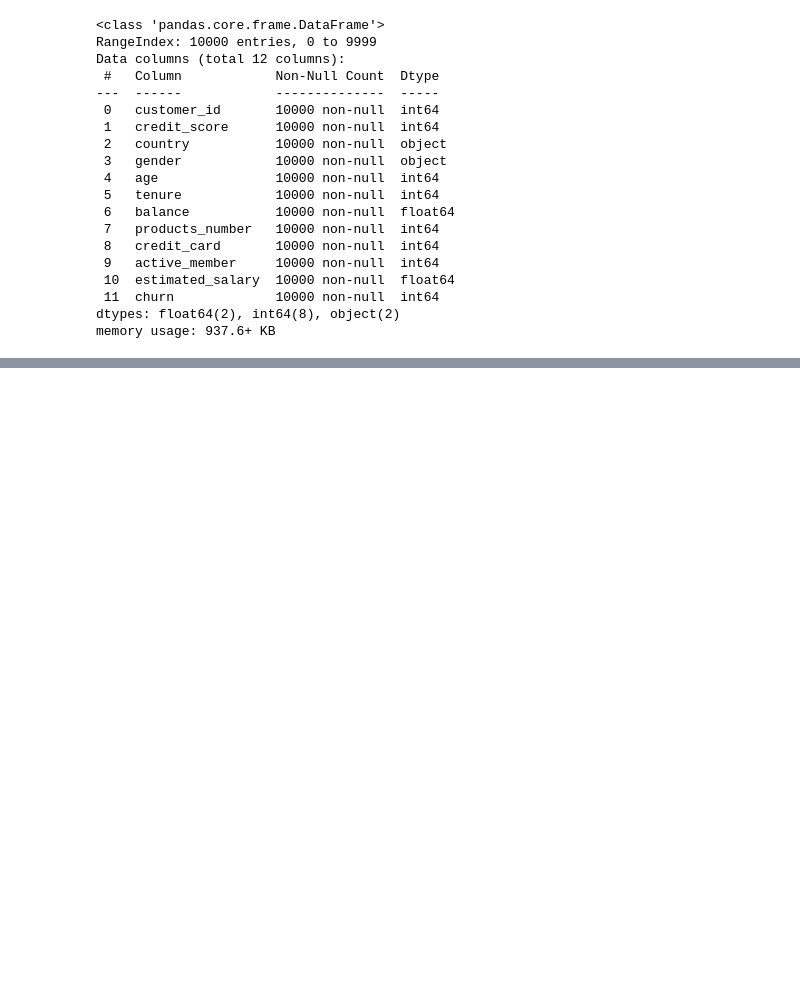
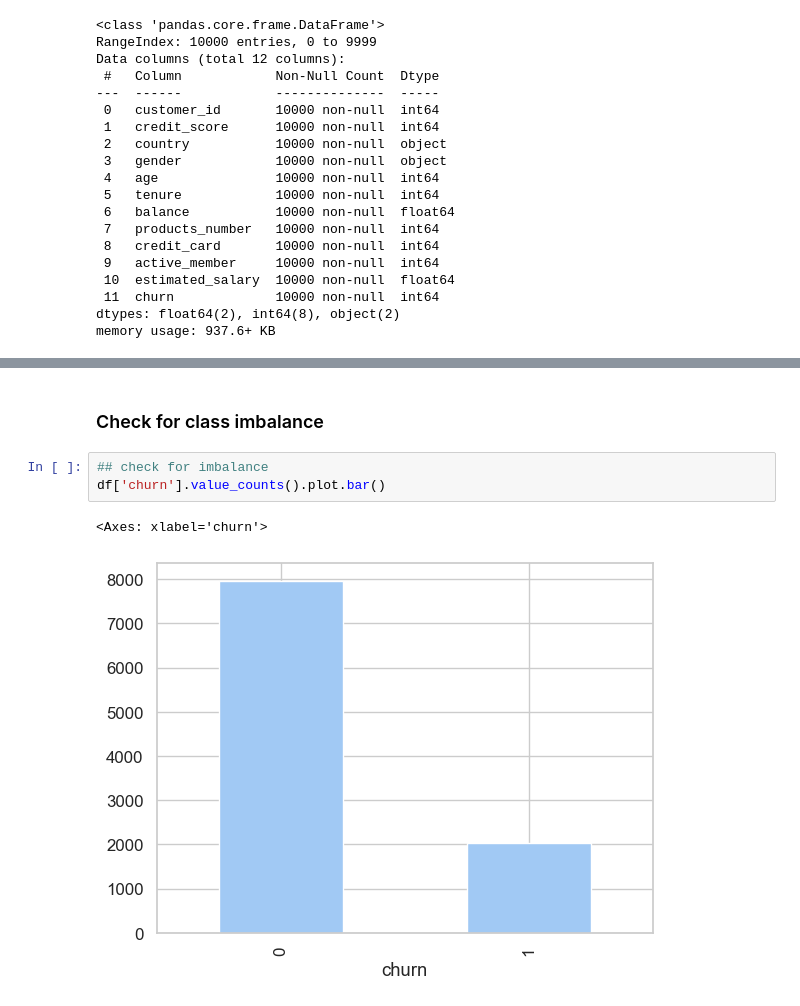
Before and after one commit to cleavestone/Customer_Churn_MLOPS, a Jupyter notebook: notebooks/EDA.ipynb, the cells around one changed output, grey strips where cells are left out. Saved outputs shown, nothing was run; the diff lists cells and outputs as text; blank space fills up the shorter version.

```diff
--- a/notebooks/EDA.ipynb
+++ b/notebooks/EDA.ipynb
@@ -182,0 +231,8 @@ ValueError: supplied range of [-inf, 12.432802119730878] is not finite
+# %% [markdown]
+### Check for class imbalance
+# %%
+## check for imbalance
+df['churn'].value_counts().plot.bar()
+# %% [output]
+<Axes: xlabel='churn'>
+[figure, added]
```
Also changed, not shown: parts of 17 cells of this notebook, 12 other files.
